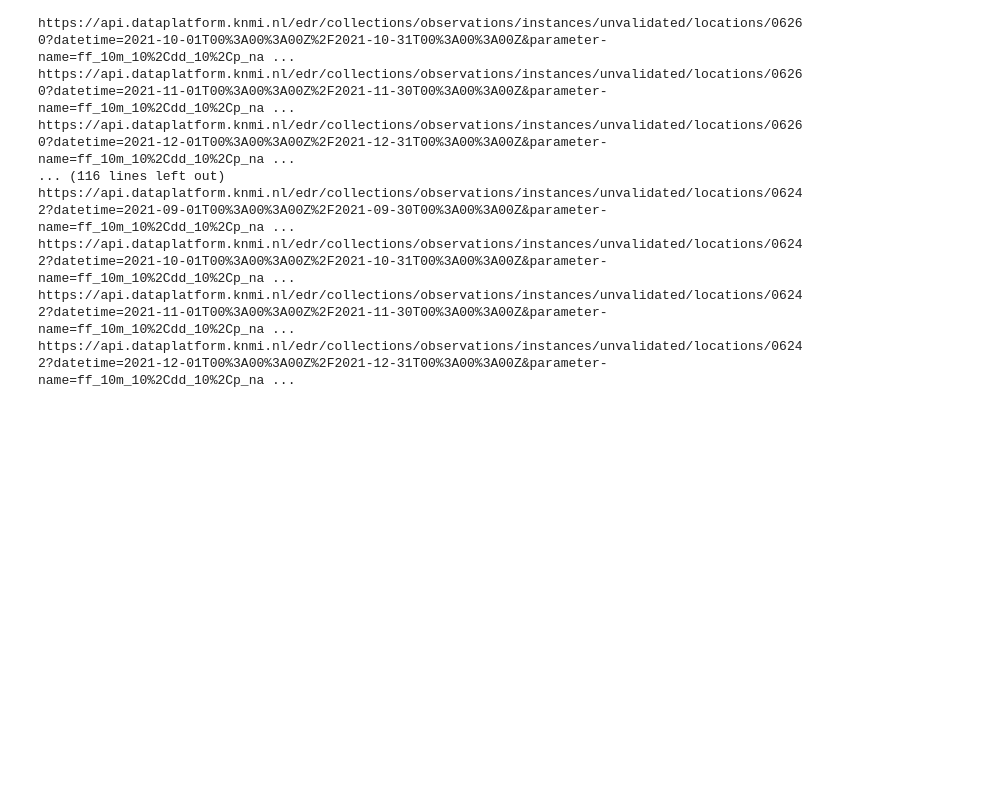
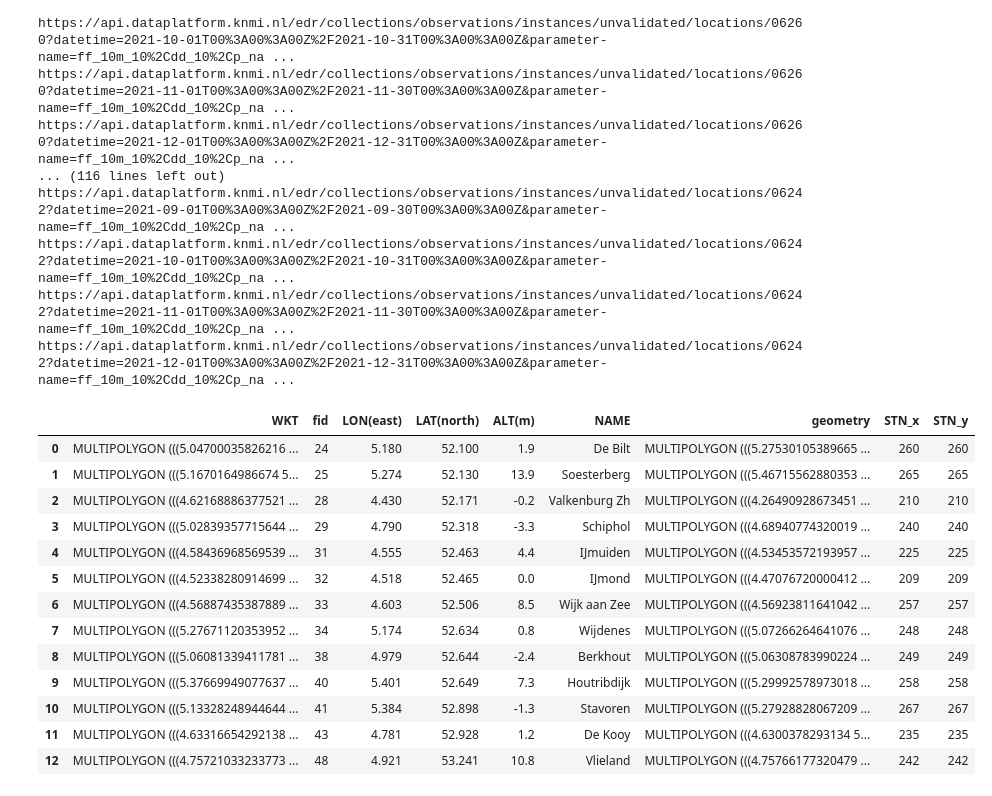
Before and after one commit to tj-072/eindpresentatie_VAv2, a Jupyter notebook: weer.ipynb, the cells around one changed output. Saved outputs shown, nothing was run; the diff lists cells and outputs as text; code cells hidden in the pictures; blank space fills up the shorter version.

```diff
--- a/weer.ipynb
+++ b/weer.ipynb
@@ -239,0 +248,65 @@ api_data.head()
+# %%
+token = "eyJvcmciOiI1ZTU1NGUxOTI3NGE5NjAwMDEyYTNlYjEiLCJpZCI6IjcxZGFmYmI1NGZkYTQ4NjI5ZGU0Mjk5OTM1ZDlmMzdmIiwiaCI6Im11cm11cjEyOCJ9"
+headers = {"Authorization": token}
+
+request = requests.get(url='https://api.dataplatform.knmi.nl/edr/collections/observations/instances/unvalidated/locations', headers=headers)
+jsonre = request.json()
+
+df = pd.DataFrame(columns=['Naam', 'id'])
+length = len(jsonre['features'])
+
+count = 0
+while count != length:
+    df.loc[len(df)] = [jsonre['features'][count]['properties']['name'], jsonre['features'][count]['id']]
+    count += 1
+
+df['Naam'] = df['Naam'].str.lower()
+df
+
+def month(month):
+    weerstat = pd.read_csv('weerstations_noordholland.csv', sep=';')
+    weerstat['station_id'] = '0'
+    weerstat['date'] = date(year=2021, month=month, day=1)
+    weerstat['NAME'] = weerstat['NAME'].str.lower()
+    for i in weerstat.index:
+        for j in df.index:
+            if weerstat.loc[i, 'NAME'] in df.loc[j, 'Naam']:
+                weerstat.loc[i, 'station_id'] = df.loc[j, 'id']
+            if weerstat['NAME'][i] == 'gilze-rijen':
+                weerstat.loc[i, 'station_id'] = '06350'
+            if weerstat['NAME'][i] == 'cabauw mast':
+                weerstat.loc[i, 'station_id'] = '06348'
+            if weerstat['NAME'][i] == 'valkenburg zh':
+                weerstat.loc[i, 'station_id'] = '06210'
+            if weerstat['NAME'][i] == 'hoorn terschelling':
+                weerstat.loc[i, 'station_id'] = '06251'
+            if weerstat['NAME'][i] == 'tholen':
+                weerstat.loc[i, 'station_id'] = '06310'
+            if weerstat['NAME'][i] == 'hoofdplaat':
+                weerstat.loc[i, 'station_id'] = '06310'
+            if weerstat['NAME'][i] == 'schaar':
+                weerstat.loc[i, 'station_id'] = '06310'
+
+    weerstat = weerstat[weerstat['station_id'].isin(locations)]
+    weerstat = weerstat.reset_index(drop=True)
+    return weerstat.copy()
+
+
+weather_stats = month(1)
+
+weather_stats
+# %% [output]
+|  | WKT | fid | LON(east) | LAT(north) | ALT(m) | NAME | geometry | STN_x | STN_y |
+| 0 | MULTIPOLYGON (((5.04700035826216 ... | 24 | 5.180 | 52.100 | 1.9 | De Bilt | MULTIPOLYGON (((5.27530105389665 ... | 260 | 260 |
+| 1 | MULTIPOLYGON (((5.1670164986674 5... | 25 | 5.274 | 52.130 | 13.9 | Soesterberg | MULTIPOLYGON (((5.46715562880353 ... | 265 | 265 |
+| 2 | MULTIPOLYGON (((4.62168886377521 ... | 28 | 4.430 | 52.171 | -0.2 | Valkenburg Zh | MULTIPOLYGON (((4.26490928673451 ... | 210 | 210 |
+| 3 | MULTIPOLYGON (((5.02839357715644 ... | 29 | 4.790 | 52.318 | -3.3 | Schiphol | MULTIPOLYGON (((4.68940774320019 ... | 240 | 240 |
+| 4 | MULTIPOLYGON (((4.58436968569539 ... | 31 | 4.555 | 52.463 | 4.4 | IJmuiden | MULTIPOLYGON (((4.53453572193957 ... | 225 | 225 |
+| 5 | MULTIPOLYGON (((4.52338280914699 ... | 32 | 4.518 | 52.465 | 0.0 | IJmond | MULTIPOLYGON (((4.47076720000412 ... | 209 | 209 |
+| 6 | MULTIPOLYGON (((4.56887435387889 ... | 33 | 4.603 | 52.506 | 8.5 | Wijk aan Zee | MULTIPOLYGON (((4.56923811641042 ... | 257 | 257 |
+| 7 | MULTIPOLYGON (((5.27671120353952 ... | 34 | 5.174 | 52.634 | 0.8 | Wijdenes | MULTIPOLYGON (((5.07266264641076 ... | 248 | 248 |
+| 8 | MULTIPOLYGON (((5.06081339411781 ... | 38 | 4.979 | 52.644 | -2.4 | Berkhout | MULTIPOLYGON (((5.06308783990224 ... | 249 | 249 |
+| 9 | MULTIPOLYGON (((5.37669949077637 ... | 40 | 5.401 | 52.649 | 7.3 | Houtribdijk | MULTIPOLYGON (((5.29992578973018 ... | 258 | 258 |
+| 10 | MULTIPOLYGON (((5.13328248944644 ... | 41 | 5.384 | 52.898 | -1.3 | Stavoren | MULTIPOLYGON (((5.27928828067209 ... | 267 | 267 |
+| 11 | MULTIPOLYGON (((4.63316654292138 ... | 43 | 4.781 | 52.928 | 1.2 | De Kooy | MULTIPOLYGON (((4.6300378293134 5... | 235 | 235 |
+| 12 | MULTIPOLYGON (((4.75721033233773 ... | 48 | 4.921 | 53.241 | 10.8 | Vlieland | MULTIPOLYGON (((4.75766177320479 ... | 242 | 242 |
```
Also changed, not shown: parts of 1 cell of this notebook, 2 other files.
